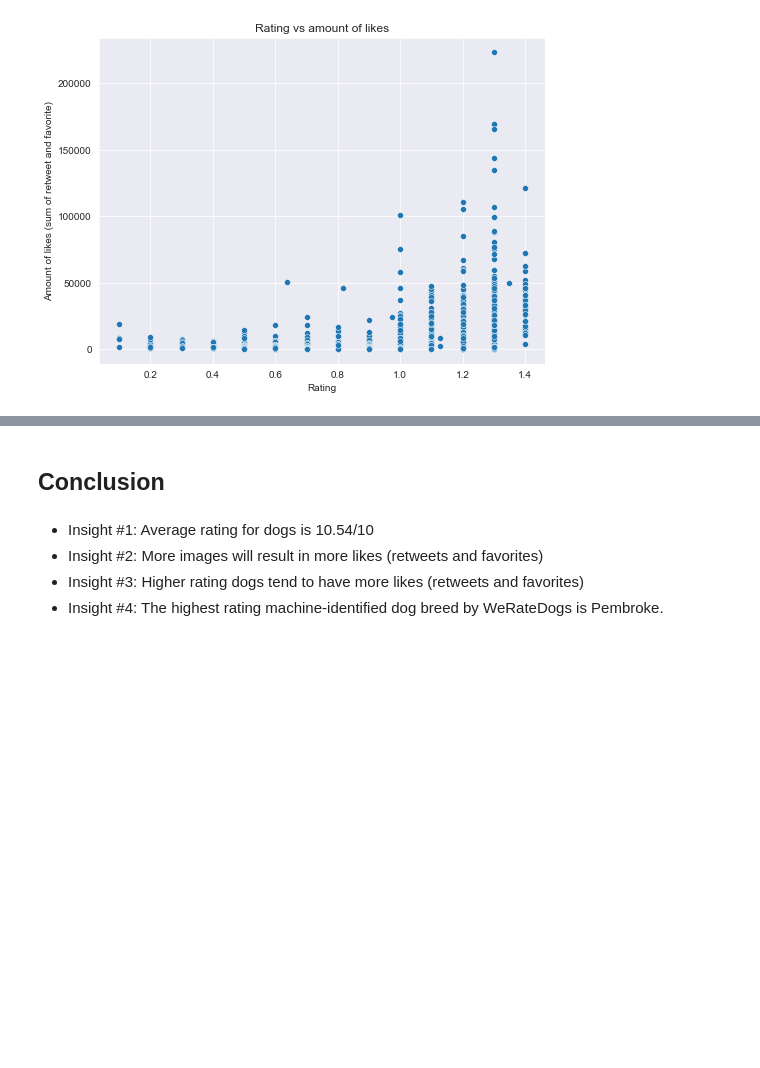
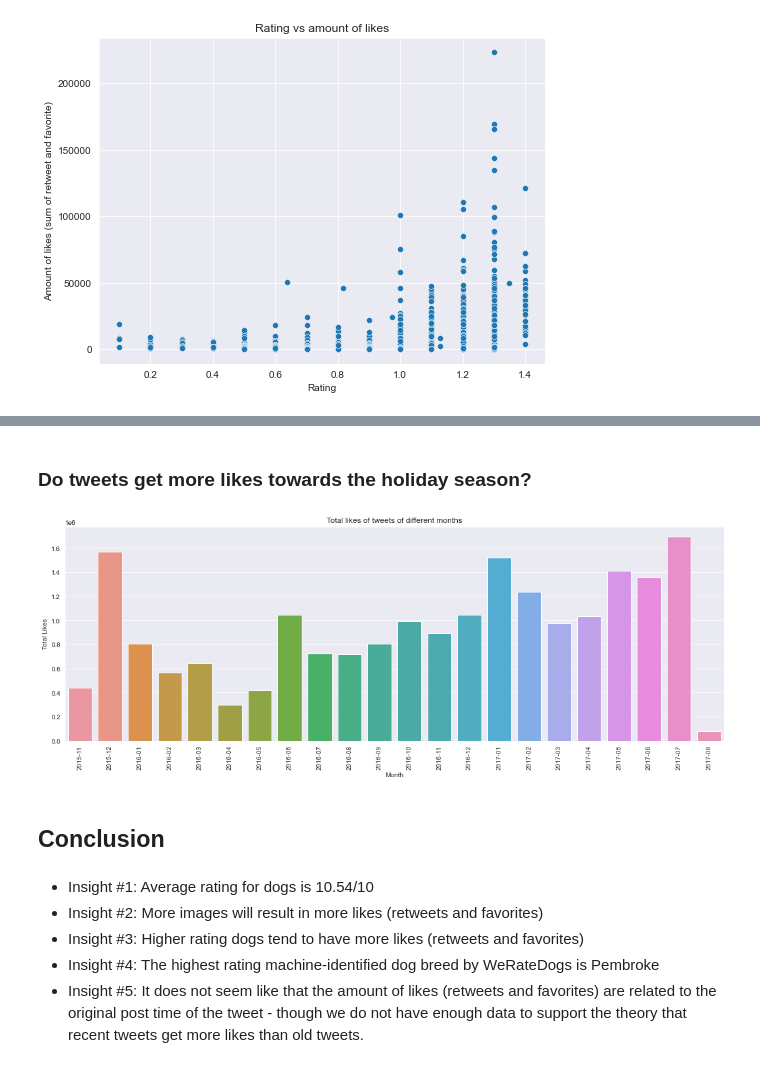
Before and after one commit to leqilu67/datawrangling_weratedogs, a Jupyter notebook: wrangle_act.ipynb, the cells around one changed output, grey strips where cells are left out. Cells and saved outputs as stored; diff of their text form; code cells hidden in the pictures; blank space fills up the shorter version.

Commit message:
Added one more insight

```diff
--- a/wrangle_act.ipynb
+++ b/wrangle_act.ipynb
@@ -1132,3 +1132,20 @@ plt.show();
+# %% [markdown]
+### Do tweets get more likes towards the holiday season?
+# %%
+likes_by_month = twitter_archive_master.groupby(pd.Grouper(key='timestamp',freq='M')).sum()
+
+plt.figure(figsize=(18, 6))
+
+sns.barplot(x=likes_by_month.index.to_period('M'), y=likes_by_month.likes)
+
+plt.xlabel('Month')
+plt.ylabel('Total Likes')
+plt.title('Total likes of tweets of different months')
+plt.xticks(rotation=90)
+
+plt.show();
+# %% [output]
+[figure, added]
 # %% [markdown]
 <a id='conclusion'></a>
 ## Conclusion
@@ -1136,4 +1153,5 @@ plt.show();
 - Insight #1: Average rating for dogs is 10.54/10
 - Insight #2: More images will result in more likes (retweets and favorites)
 - Insight #3: Higher rating dogs tend to have more likes (retweets and favorites)
-- Insight #4: The highest rating machine-identified dog breed by WeRateDogs is Pembroke.
+- Insight #4: The highest rating machine-identified dog breed by WeRateDogs is Pembroke
+- Insight #5: It does not seem like that the amount of likes (retweets and favorites) are related to the original post time of the tweet - though we do not have enough data to support the theory that recent tweets get more likes than old tweets.
```
Also changed, not shown: parts of 20 cells of this notebook, 1 other file.
